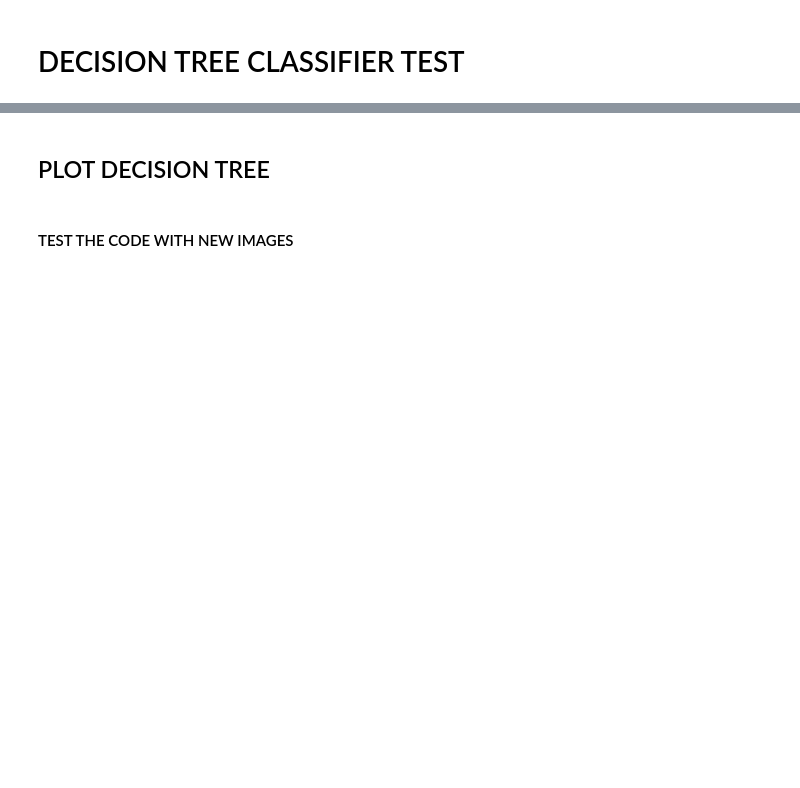
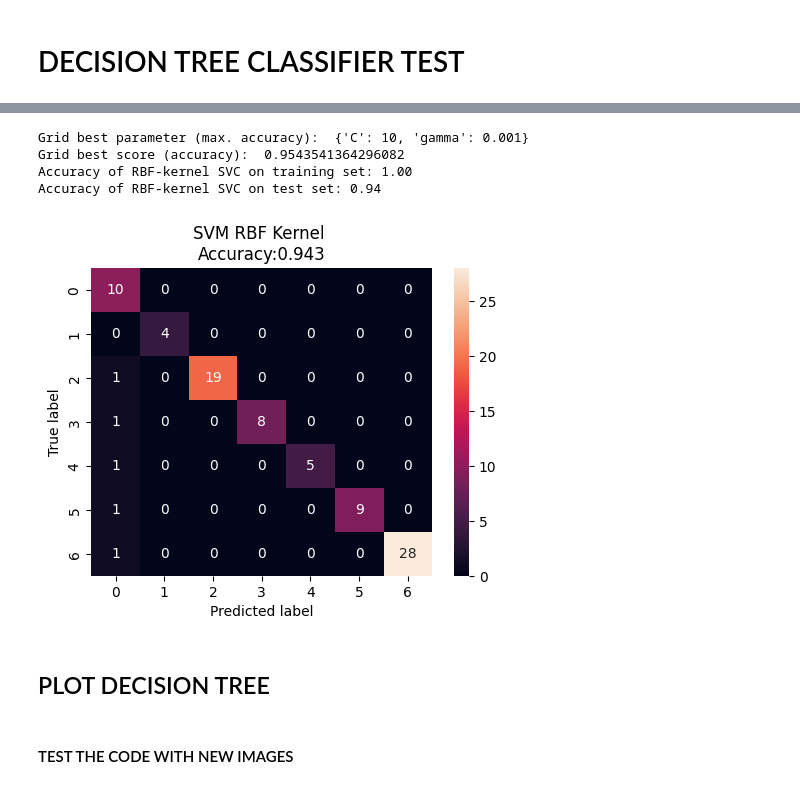
Before and after one commit to TechLabs-Berlin/wt23-posegenie, a Jupyter notebook: model-files-mediapipe/yoga_poses_ML_model.ipynb, the cells around one changed output, grey strips where cells are left out. Drawn from its saved outputs; the diff is of its cells as text; code cells hidden in the pictures; blank space fills up the shorter version.

```diff
--- a/model-files-mediapipe/yoga_poses_ML_model.ipynb
+++ b/model-files-mediapipe/yoga_poses_ML_model.ipynb
@@ -135,3 +155,11 @@ pose_names_str
+# %%
+# LOAD LANDMARK DATA
+import pickle
+filename1 = 'pose_data_np.save'
+filename2 = 'pose_label_np.save'
+
+pose_data_np = pickle.load(open(filename1, 'rb'))
+pose_label_np = pickle.load(open(filename2, 'rb'))
 # %% [markdown]
 # DECISION TREE CLASSIFIER TEST
 # %%
@@ -160,0 +227,41 @@ Accuracy of Decision Tree classifier on test set: 0.99
+# %%
+#PARAMETER SELECTION FOR SVC
+
+grid_values = {'gamma': [0.001, 0.01, 0.05, 0.1, 1, 10, 100],'C': [0.001, 0.01, 0.05, 0.1, 1, 10, 100]}
+#grid_values = {'C': [0.001, 0.01, 0.05, 0.1, 1, 10, 100]}
+
+# default metric to optimize over grid parameters: accuracy
+grid_clf_acc = GridSearchCV(clf_svc, param_grid = grid_values)
+grid_clf_acc.fit(X_train, y_train)
+y_decision_fn_scores_acc = grid_clf_acc.decision_function(X_test)
+
+print('Grid best parameter (max. accuracy): ', grid_clf_acc.best_params_)
+print('Grid best score (accuracy): ', grid_clf_acc.best_score_)
+
+clf_svc = SVC(kernel='rbf',C=10,gamma=0.001,probability=True).fit(X_train, y_train)
+
+print('Accuracy of RBF-kernel SVC on training set: {:.2f}'
+     .format(clf_svc.score(X_train, y_train)))
+print('Accuracy of RBF-kernel SVC on test set: {:.2f}'
+     .format(clf_svc.score(X_test, y_test)))
+# %% [output]
+Grid best parameter (max. accuracy):  {'C': 10, 'gamma': 0.001}
+Grid best score (accuracy):  0.9543541364296082
+Accuracy of RBF-kernel SVC on training set: 1.00
+Accuracy of RBF-kernel SVC on test set: 0.94
+# %%
+# CONFUSION MATRIX (NOT WORKING)
+import seaborn as sns
+svm_predicted_mc = clf_svc.predict(X_test)
+
+confusion_mc = confusion_matrix(y_test, svm_predicted_mc)
+
+df_cm = pd.DataFrame(confusion_mc, index = [i for i in range(0,7)],columns = [i for i in range(0,7)])
+
+plt.figure(figsize = (5.5,4))
+sns.heatmap(df_cm, annot=True)
+plt.title('SVM RBF Kernel \nAccuracy:{0:.3f}'.format(accuracy_score(y_test, svm_predicted_mc)))
+plt.ylabel('True label')
+plt.xlabel('Predicted label');
+# %% [output]
+[figure, added]
```
Also changed, not shown: parts of 15 cells of this notebook, 9 other files.
